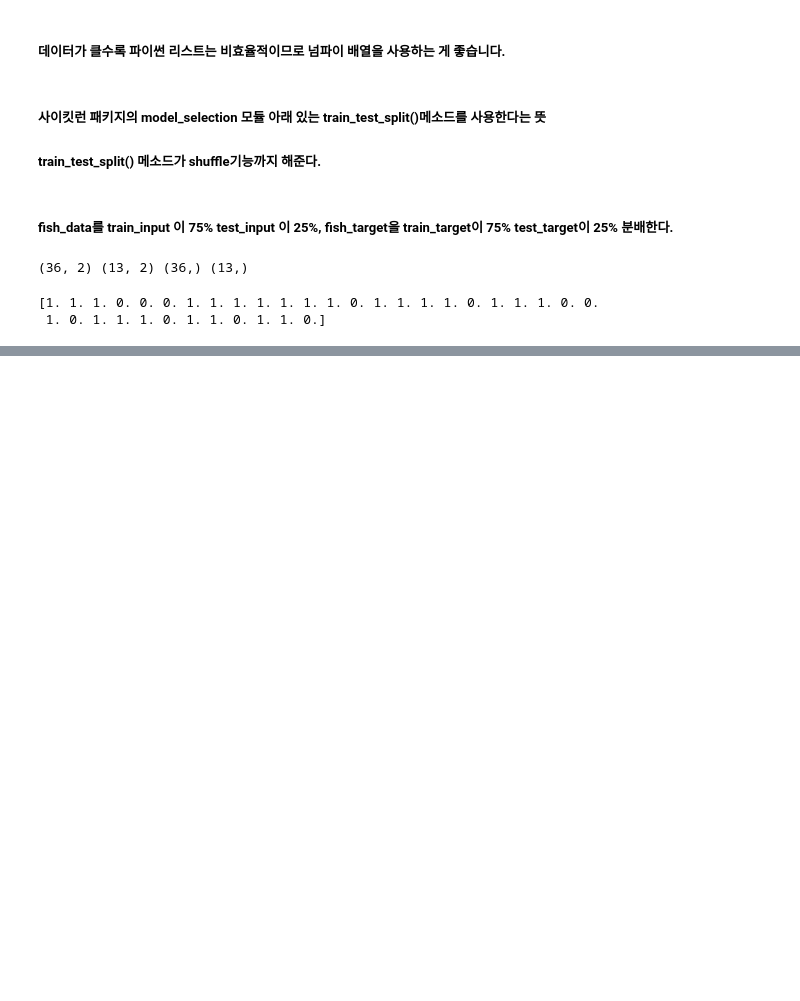
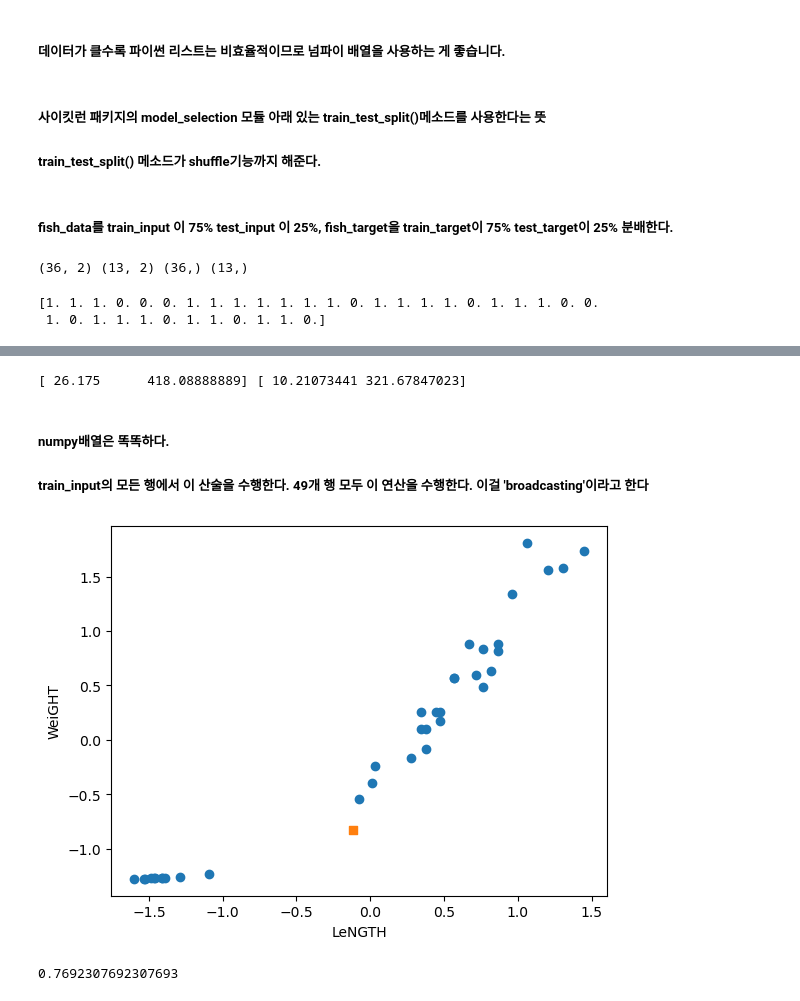
Before and after one commit to CleberYoo/AI_Drills_2023ver, a Jupyter notebook: data_preprocessing.ipynb, the cells around one changed output, grey strips where cells are left out. Cells and saved outputs as stored; diff of their text form; code cells hidden in the pictures; blank space fills up the shorter version.

```diff
--- a/data_preprocessing.ipynb
+++ b/data_preprocessing.ipynb
@@ -55,0 +124,21 @@ kn =
+# %%
+print(mean1, std1)
+# %% [output]
+[ 26.175      418.08888889] [ 10.21073441 321.67847023]
+# %%
+train_scaled = (train_input - mean1) / std1
+# %% [markdown]
+##### numpy배열은 똑똑하다.
+##### train_input의 모든 행에서 이 산술을 수행한다. 49개 행 모두 이 연산을 수행한다. 이걸 'broadcasting'이라고 한다
+# %%
+new = ([25,150] - mean1) / std1   #[25,150]도 표준점수 연산에 동참해야 한다.
+
+plt.scatter(train_scaled[:,0], train_scaled[:,1])
+plt.scatter(new[0], new[1], marker="s")
+###plt.scatter(train_input[indexes,0], train_input[indexes,1], marker="d")
+
+plt.xlabel("LeNGTH")
+plt.ylabel("WeiGHT")
+plt.show()
+# %% [output]
+[figure, added]
@@ -55,0 +147,4 @@ kn =
+# %%
+kn.score(test_input, test_target)
+# %% [output]
+0.7692307692307693
```
Also changed, not shown: parts of 18 cells of this notebook.
